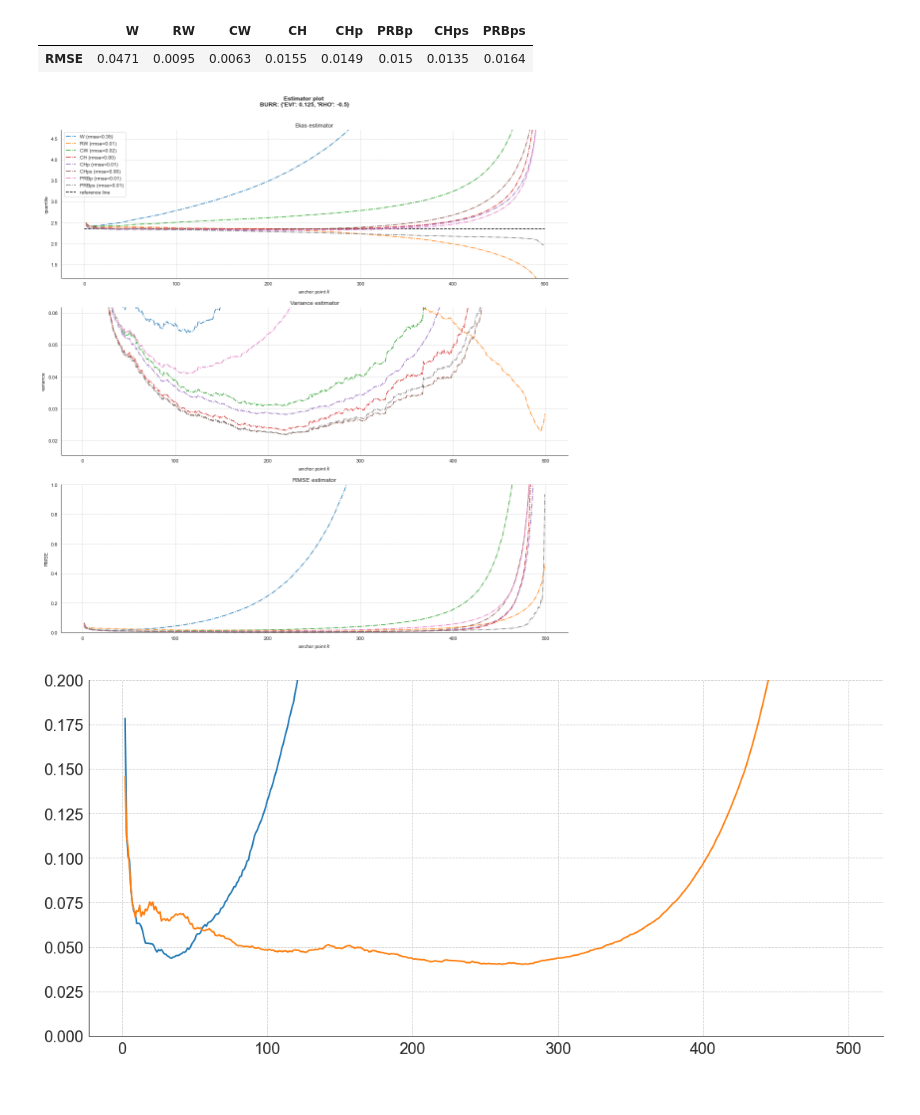
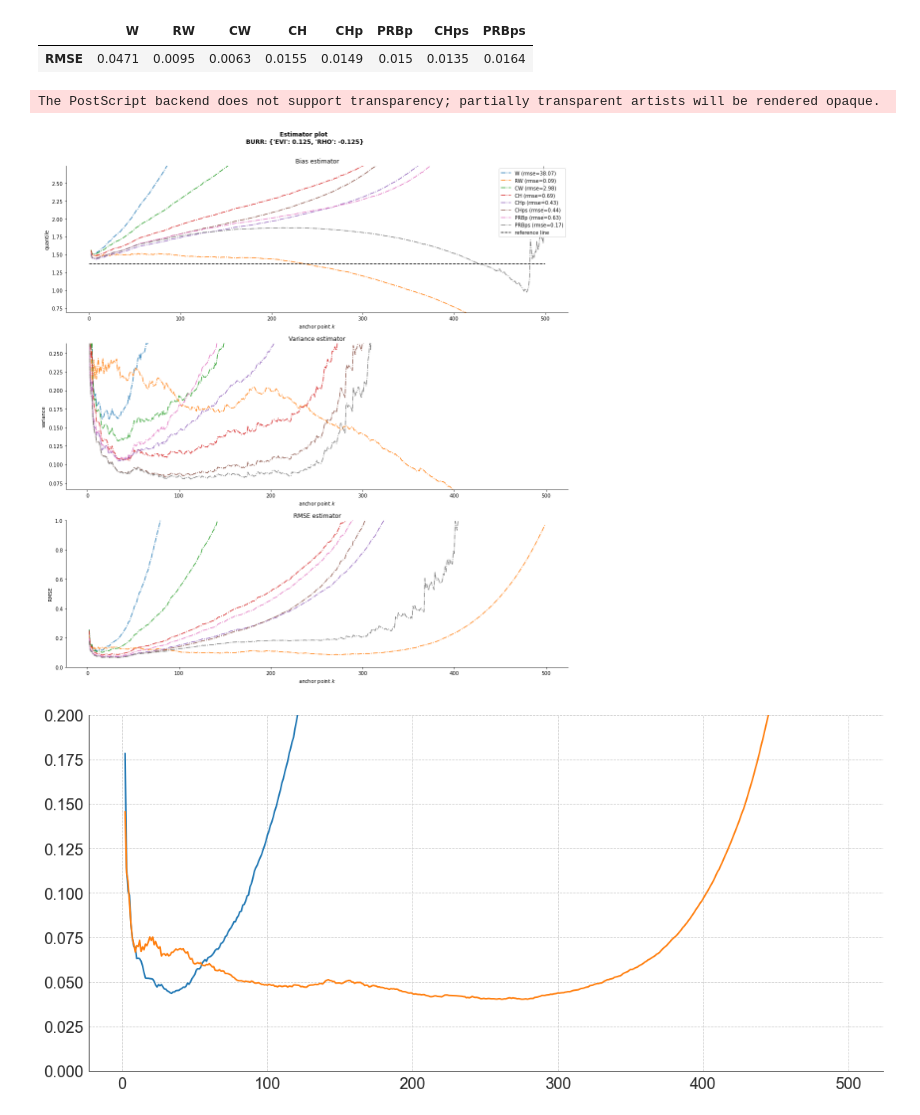
Before and after one commit to michael-allouche/refined-weissman, a Jupyter notebook: revisited_weissman-Notebook.ipynb, the cells around one changed output. Cells and saved outputs as stored; diff of their text form; code cells hidden in the pictures.

```diff
--- a/revisited_weissman-Notebook.ipynb
+++ b/revisited_weissman-Notebook.ipynb
@@ -21,11 +21,12 @@ evt_estimators(n_replications=1000, params={"evi":0.125, "rho": -1.},
 |  | W | RW | CW | CH | CHp | PRBp | CHps | PRBps |
 | RMSE | 0.0471 | 0.0095 | 0.0063 | 0.0155 | 0.0149 | 0.015 | 0.0135 | 0.0164 |
 # %%
-statsviz.evt_quantile_plot(n_replications=1000, params={"evi":0.125, "rho": -0.5},
+statsviz.evt_quantile_plot(n_replications=1000, params={"evi":0.125, "rho": -0.125},
                            distribution="burr",
-                            n_data=500, n_quantile="2n")
+                            n_data=500, n_quantile="2n", saved=True)
 # %% [output]
+The PostScript backend does not support transparency; partially transparent artists will be rendered opaque.
-[figure, old version]
+[figure, new version]
 # %%
 statsviz.evt_quantile_plot_paper(n_replications=1000, params={"evi":0.25, "rho": -0.5},
                            distribution="burr",
```
Also changed, not shown: 42 other files.
